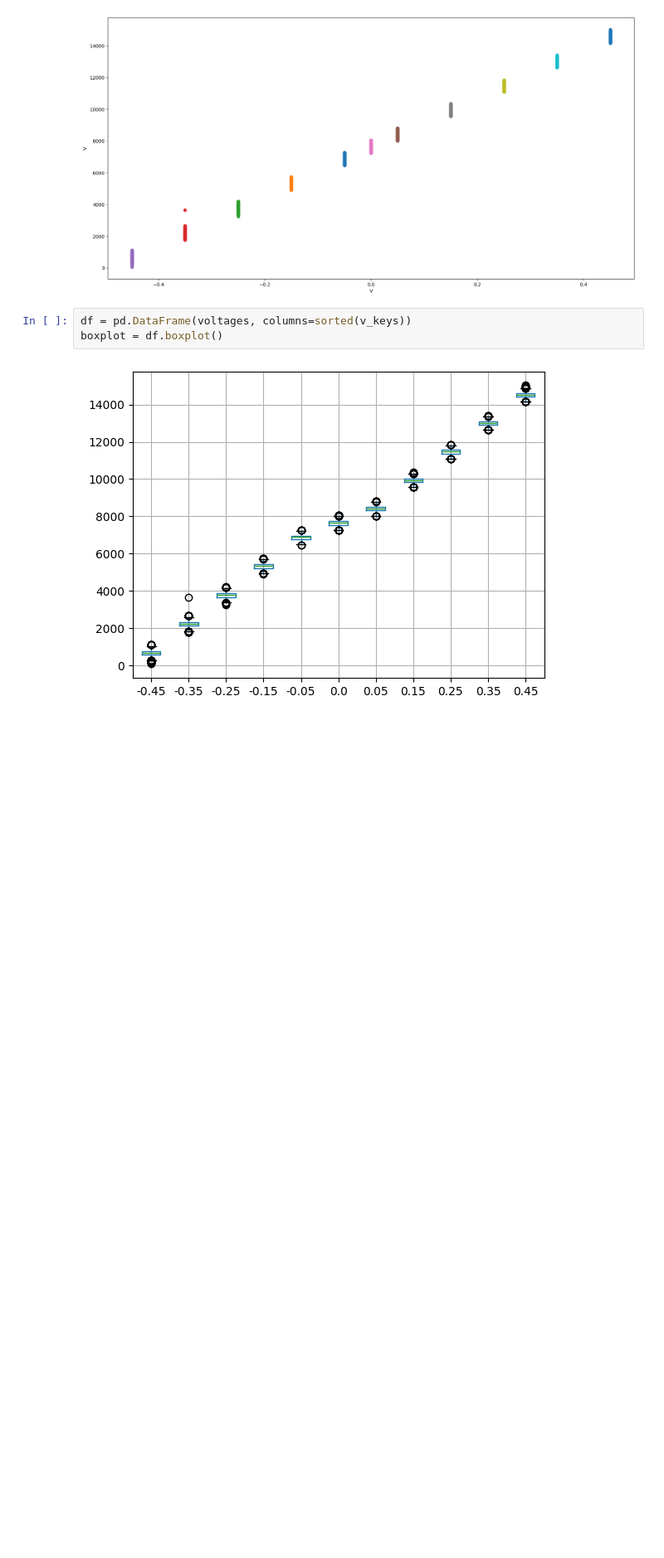
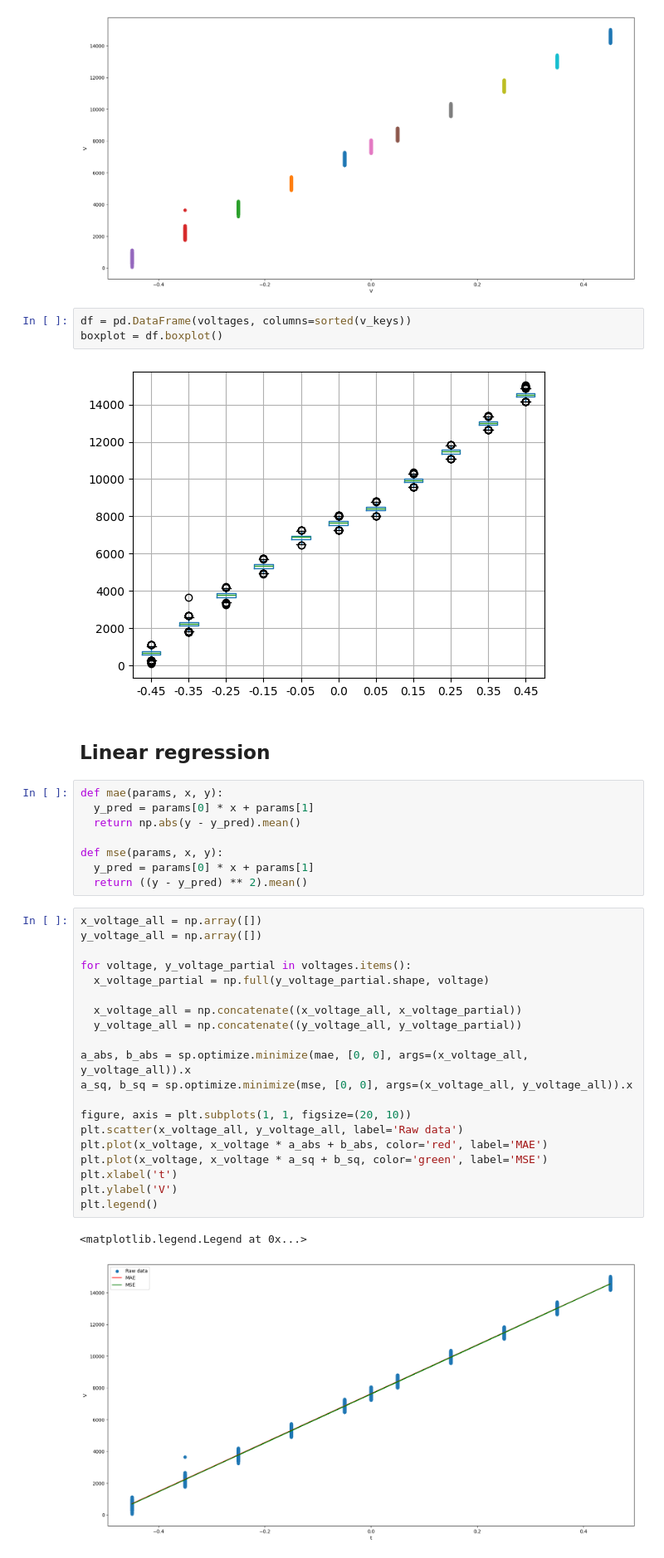
Before and after one commit to vladimir-skvortsov/math-stats-course-work, a Jupyter notebook: non_avg.ipynb, the cells around one changed output. Shown at 83% size. Cells and saved outputs as stored; diff of their text form; blank space fills up the shorter version.

Commit message:
Add linear regression

```diff
--- a/non_avg.ipynb
+++ b/non_avg.ipynb
@@ -103,3 +103,36 @@ df = pd.DataFrame(voltages, columns=sorted(v_keys))
 boxplot = df.boxplot()
 # %% [output]
 [figure]
+# %% [markdown]
+## Linear regression
+# %%
+def mae(params, x, y):
+  y_pred = params[0] * x + params[1]
+  return np.abs(y - y_pred).mean()
+
+def mse(params, x, y):
+  y_pred = params[0] * x + params[1]
+  return ((y - y_pred) ** 2).mean()
+# %%
+x_voltage_all = np.array([])
+y_voltage_all = np.array([])
+
+for voltage, y_voltage_partial in voltages.items():
+  x_voltage_partial = np.full(y_voltage_partial.shape, voltage)
+
+  x_voltage_all = np.concatenate((x_voltage_all, x_voltage_partial))
+  y_voltage_all = np.concatenate((y_voltage_all, y_voltage_partial))
+
+a_abs, b_abs = sp.optimize.minimize(mae, [0, 0], args=(x_voltage_all, y_voltage_all)).x
+a_sq, b_sq = sp.optimize.minimize(mse, [0, 0], args=(x_voltage_all, y_voltage_all)).x
+
+figure, axis = plt.subplots(1, 1, figsize=(20, 10))
+plt.scatter(x_voltage_all, y_voltage_all, label='Raw data')
+plt.plot(x_voltage, x_voltage * a_abs + b_abs, color='red', label='MAE')
+plt.plot(x_voltage, x_voltage * a_sq + b_sq, color='green', label='MSE')
+plt.xlabel('t')
+plt.ylabel('V')
+plt.legend()
+# %% [output]
+<matplotlib.legend.Legend at 0x...>
+[figure, added]
```
Also changed, not shown: parts of 1 cell of this notebook.
